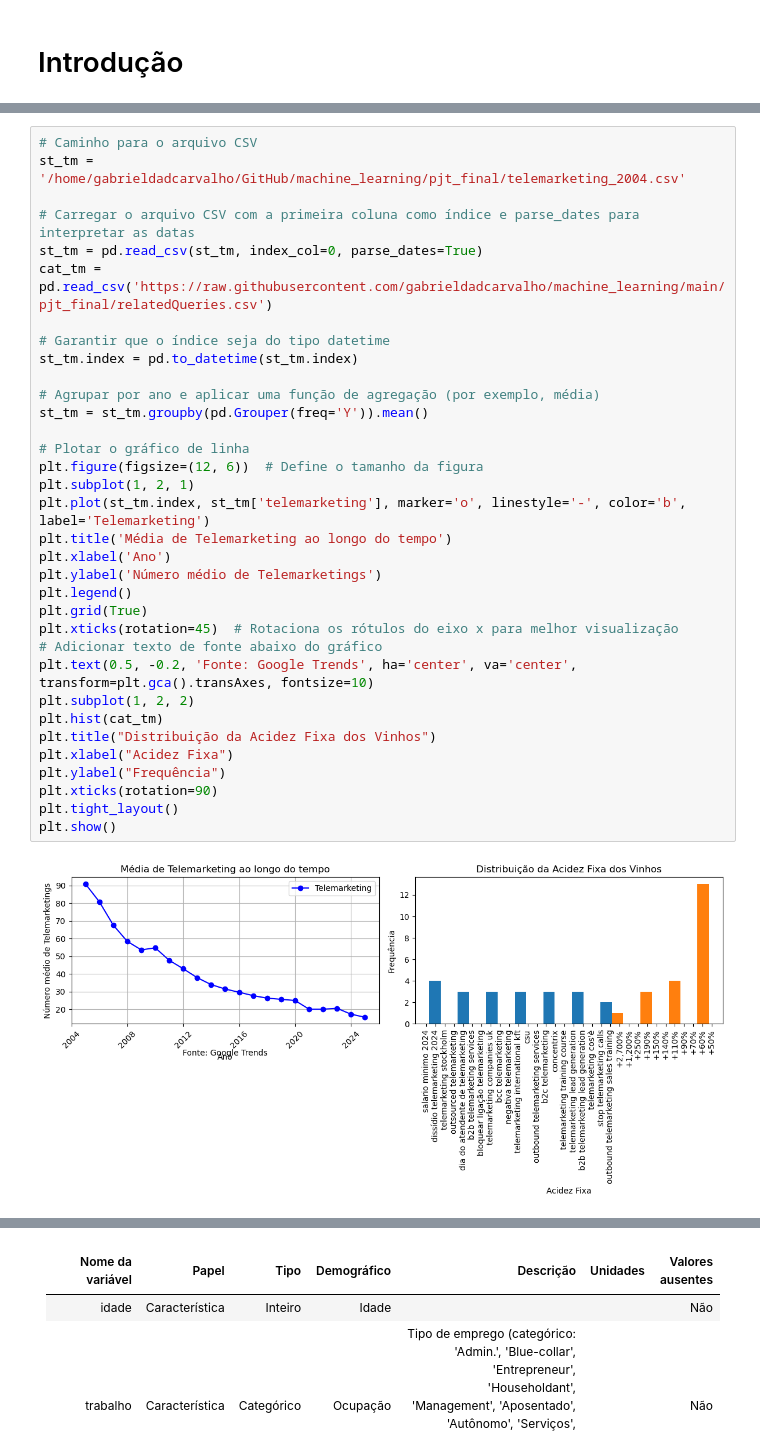
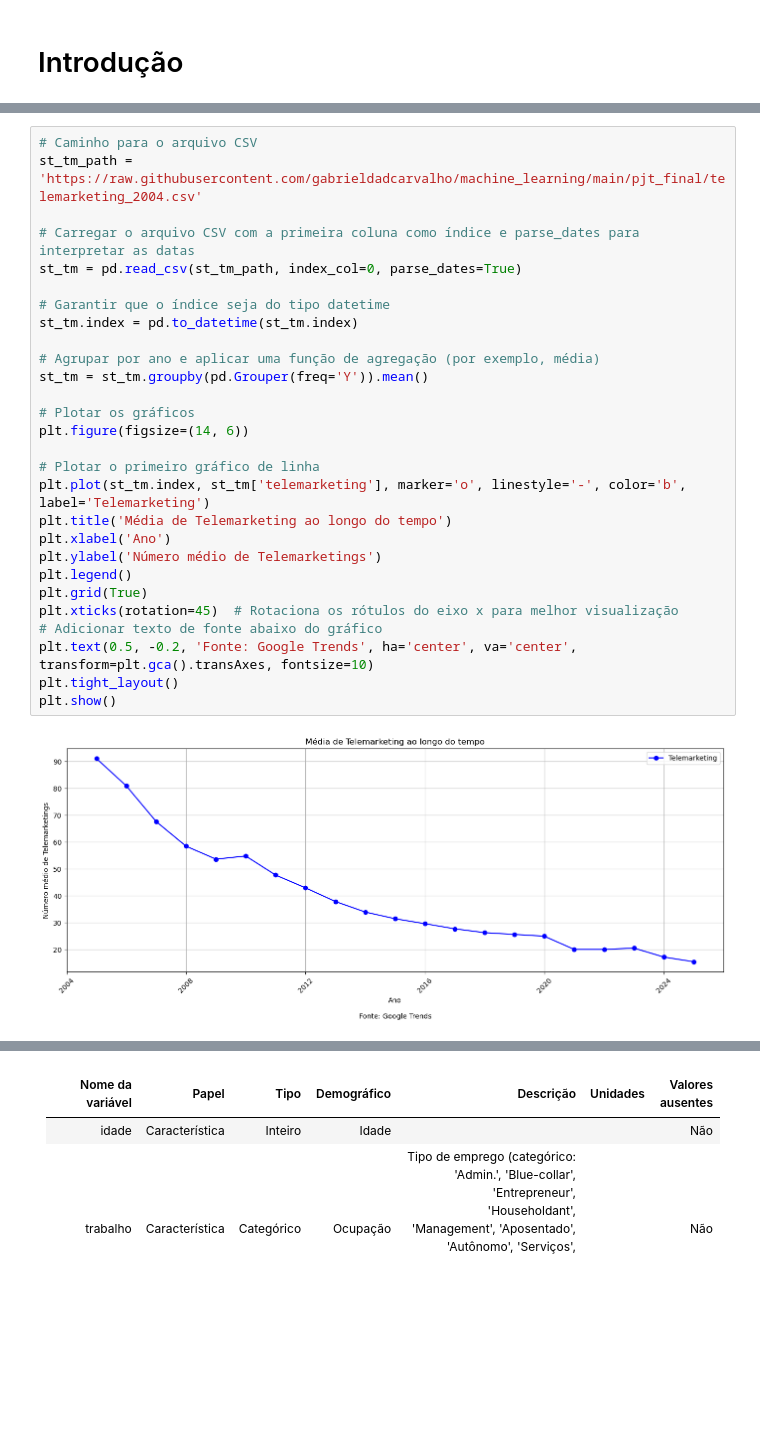
Before and after one commit to gabrieldadcarvalho/machine_learning, a Jupyter notebook: pjt_final/business_understanding.ipynb, the cells around one changed output, grey strips where cells are left out. Cells and saved outputs as stored; diff of their text form; blank space fills up the shorter version.

```diff
--- a/pjt_final/business_understanding.ipynb
+++ b/pjt_final/business_understanding.ipynb
@@ -37,37 +39,31 @@ Como mencionado anteriormente pelo fato do telemarketing ser um metodo invasivo
 </p>
 # %%
 # Caminho para o arquivo CSV
-st_tm = '/home/gabrieldadcarvalho/GitHub/machine_learning/pjt_final/telemarketing_2004.csv'
+st_tm_path = 'https://raw.githubusercontent.com/gabrieldadcarvalho/machine_learning/main/pjt_final/telemarketing_2004.csv'
 
 # Carregar o arquivo CSV com a primeira coluna como índice e parse_dates para interpretar as datas
-st_tm = pd.read_csv(st_tm, index_col=0, parse_dates=True)
-cat_tm = pd.read_csv('https://raw.githubusercontent.com/gabrieldadcarvalho/machine_learning/main/pjt_final/relatedQueries.csv')
+st_tm = pd.read_csv(st_tm_path, index_col=0, parse_dates=True)
 
 # Garantir que o índice seja do tipo datetime
 st_tm.index = pd.to_datetime(st_tm.index)
 
 # Agrupar por ano e aplicar uma função de agregação (por exemplo, média)
 st_tm = st_tm.groupby(pd.Grouper(freq='Y')).mean()
 
-# Plotar o gráfico de linha
-plt.figure(figsize=(12, 6))  # Define o tamanho da figura
-plt.subplot(1, 2, 1)
+# Plotar os gráficos
+plt.figure(figsize=(14, 6))
+
+# Plotar o primeiro gráfico de linha
 plt.plot(st_tm.index, st_tm['telemarketing'], marker='o', linestyle='-', color='b', label='Telemarketing')
 plt.title('Média de Telemarketing ao longo do tempo')
 plt.xlabel('Ano')
 plt.ylabel('Número médio de Telemarketings')
 plt.legend()
 plt.grid(True)
 plt.xticks(rotation=45)  # Rotaciona os rótulos do eixo x para melhor visualização
 # Adicionar texto de fonte abaixo do gráfico
 plt.text(0.5, -0.2, 'Fonte: Google Trends', ha='center', va='center', transform=plt.gca().transAxes, fontsize=10)
-plt.subplot(1, 2, 2)
-plt.hist(cat_tm)
-plt.title("Distribuição da Acidez Fixa dos Vinhos")
-plt.xlabel("Acidez Fixa")
-plt.ylabel("Frequência")
-plt.xticks(rotation=90)
 plt.tight_layout()
 plt.show()
 # %% [output]
-[figure, old version]
+[figure, new version]
```
Also changed, not shown: parts of 6 cells of this notebook.
